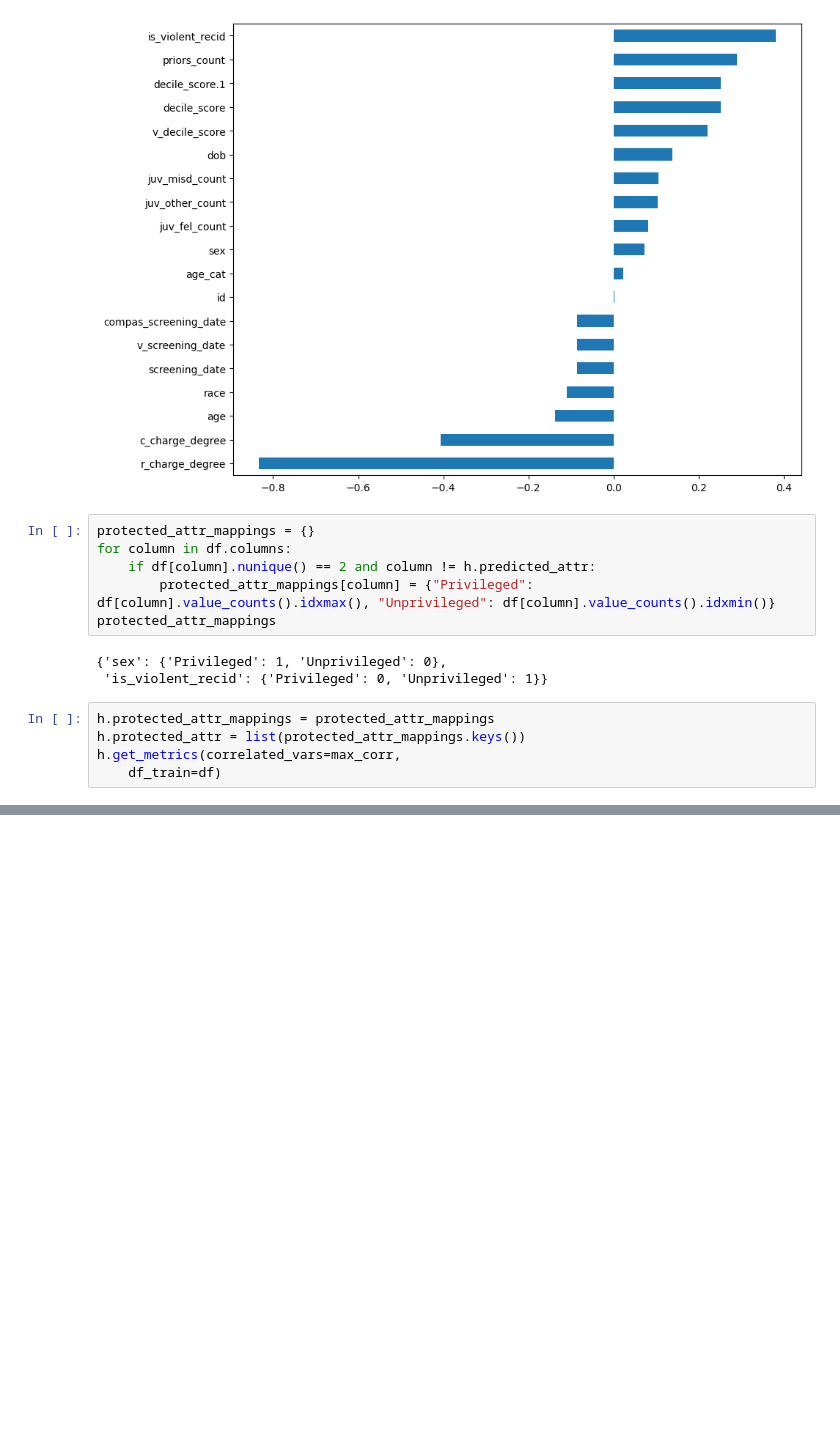
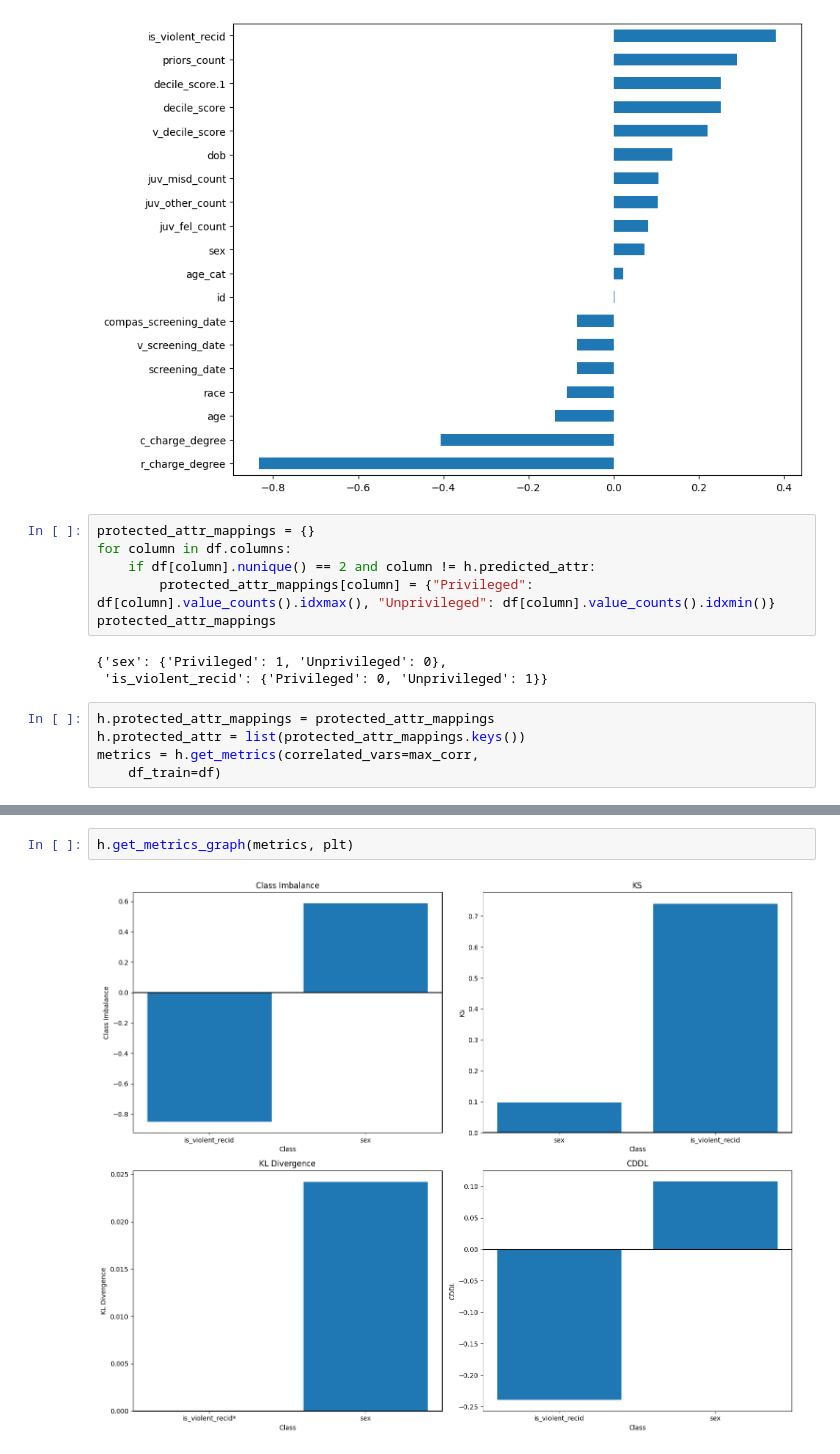
Before and after one commit to diegodimer/SBCAS2025, a Jupyter notebook: notebooks-defaultDataset/compas.ipynb, the cells around one changed output, grey strips where cells are left out. Drawn from its saved outputs; the diff is of its cells as text; blank space fills up the shorter version.

```diff
--- a/notebooks-defaultDataset/compas.ipynb
+++ b/notebooks-defaultDataset/compas.ipynb
@@ -69,5 +69,5 @@ protected_attr_mappings
 # %%
 h.protected_attr_mappings = protected_attr_mappings
 h.protected_attr = list(protected_attr_mappings.keys())
-h.get_metrics(correlated_vars=max_corr,
+metrics = h.get_metrics(correlated_vars=max_corr,
     df_train=df)
@@ -80,0 +83,4 @@ h.get_metrics(correlated_vars=max_corr,
+# %%
+h.get_metrics_graph(metrics, plt)
+# %% [output]
+[figure, added]
```
Also changed, not shown: parts of 2 cells of this notebook, 3 other files.
